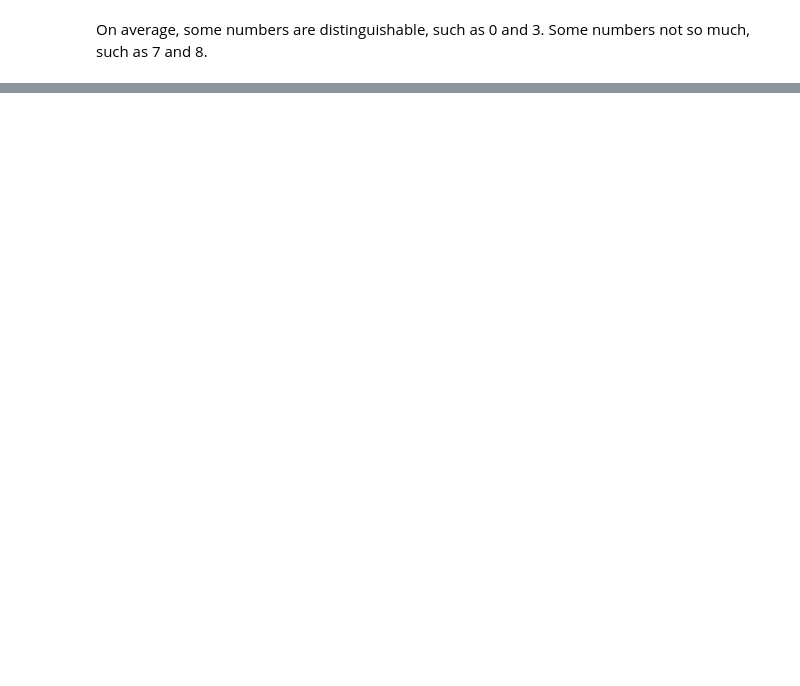
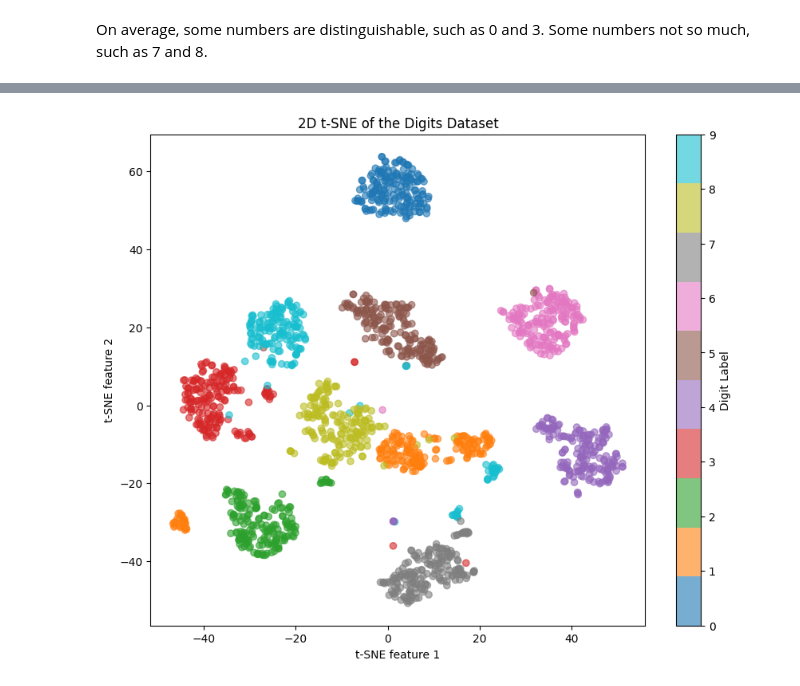
Before and after one commit to aRod209/machine-learning-playground, a Jupyter notebook: ExploratoryDataAnalysis/Digits_EDA.ipynb, the cells around one changed output, grey strips where cells are left out. Drawn from its saved outputs; the diff is of its cells as text; code cells hidden in the pictures; blank space fills up the shorter version.

Commit message:
Visualize 2-D with t-SNE

```diff
--- a/ExploratoryDataAnalysis/Digits_EDA.ipynb
+++ b/ExploratoryDataAnalysis/Digits_EDA.ipynb
@@ -207,0 +212,17 @@ On average, some numbers are distinguishable, such as 0 and 3. Some numbers not
+# %%
+from sklearn.manifold import TSNE
+
+# Perform t-SNE to reduce data to two dimensions
+tsne = TSNE(n_components=2, random_state=42)
+digits_tsne = tsne.fit_transform(digits.data)
+# %%
+# Plotting the t-SNE reduced data
+plt.figure(figsize=(10, 8))
+scatter = plt.scatter(digits_tsne[:, 0], digits_tsne[:, 1], c=digits.target, cmap='tab10', alpha=0.6)
+plt.title('2D t-SNE of the Digits Dataset')
+plt.xlabel('t-SNE feature 1')
+plt.ylabel('t-SNE feature 2')
+plt.colorbar(scatter, label='Digit Label')
+plt.show()
+# %% [output]
+[figure, added]
```
Also changed, not shown: parts of 3 cells of this notebook.
